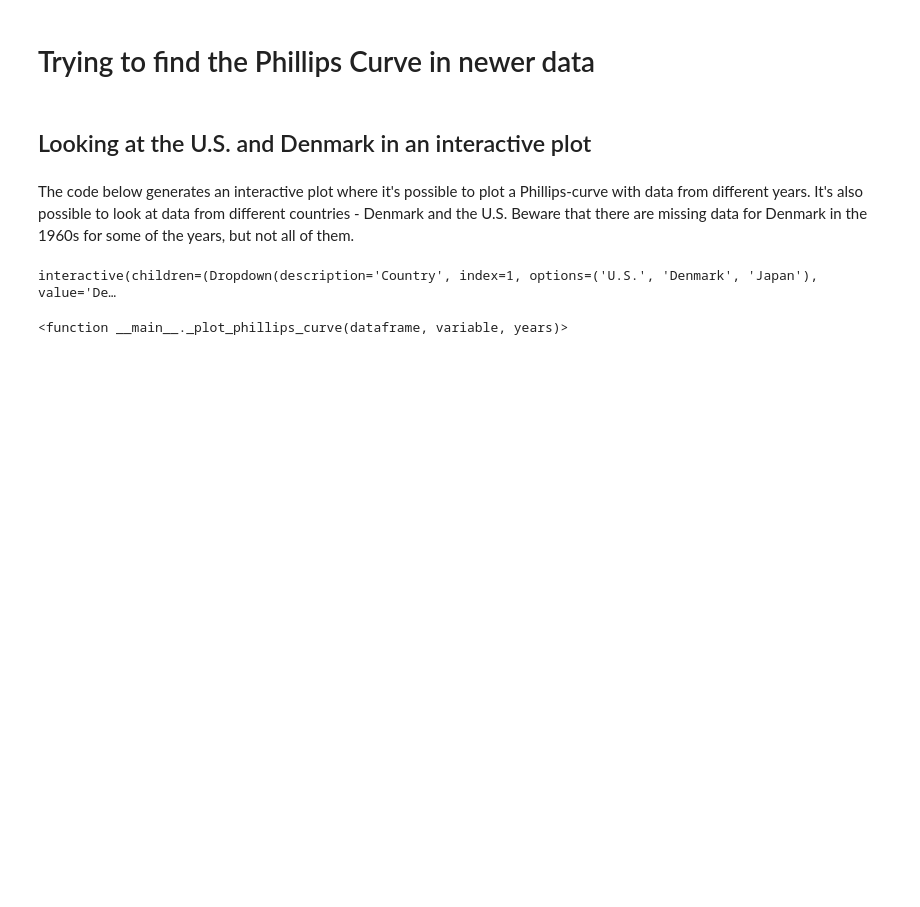
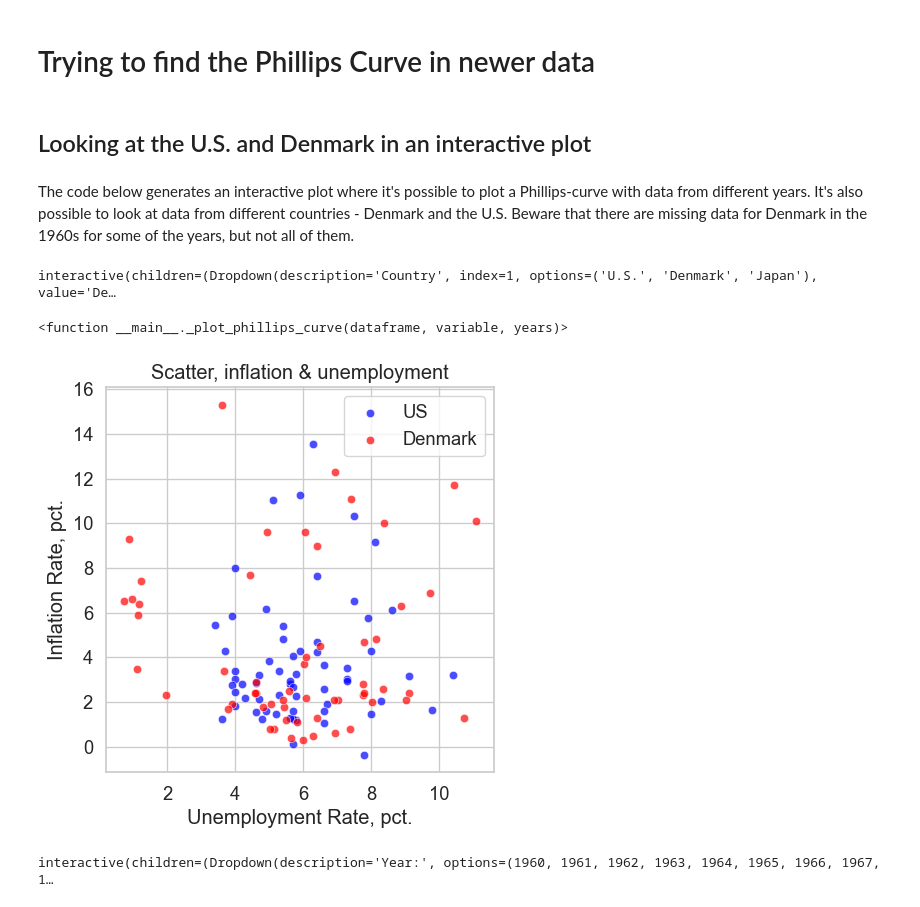
Before and after one commit to sgv491/projects-2024-Bertil-Nikoline-Victor, a Jupyter notebook: dataproject/dataproject.ipynb, the cells around one changed output. Cells and saved outputs as stored; diff of their text form; code cells hidden in the pictures; blank space fills up the shorter version.

```diff
--- a/dataproject/dataproject.ipynb
+++ b/dataproject/dataproject.ipynb
@@ -300,3 +297,63 @@ years=widgets.IntRangeSlider(
 # %% [output]
 interactive(children=(Dropdown(description='Country', index=1, options=('U.S.', 'Denmark', 'Japan'), value='De…
 <function __main__._plot_phillips_curve(dataframe, variable, years)>
+# %%
+#BERTIL, 1st goal: Create scatter plot w. two countries (CAN BE DELETED. TO SHOW HOW I GOT THERE)
+import seaborn as sns
+import matplotlib.pyplot as plt
+
+# Set Seaborn style and context
+sns.set_style("whitegrid")
+sns.set_context("notebook", font_scale=1.2)
+
+# Create scatter plot
+plt.figure(figsize=(5, 5))
+sns.scatterplot(data=merged_df, x='Unemployment_US', y='Inflation_US', label='US', color='blue', alpha=0.7)
+sns.scatterplot(data=merged_df, x='Unemployment_DK', y='Inflation_DK', label='Denmark', color='red', alpha=0.7)
+
+# Add title and labels
+plt.title('Scatter, inflation & unemployment')
+plt.xlabel('Unemployment Rate, pct.')
+plt.ylabel('Inflation Rate, pct.')
+
+# Add legend
+plt.legend()
+
+# Show plot
+plt.show()
+
+#First goal, done
+# %% [output]
+[figure, added]
+# %%
+#BERTIL, 2nd goal, creating a widget, where one can display data for a specific year (CAN BE DELETED. TO SHOW HOW I GOT THERE)
+def plot_scatter_pairs(year):
+    plt.figure(figsize=(5, 5))
+
+    # Plot US data
+    sns.scatterplot(x='Unemployment_US', y='Inflation_US', data=merged_df[merged_df['Year'] == year], label='US')
+
+    # Plot DK data
+    sns.scatterplot(x='Unemployment_DK', y='Inflation_DK', data=merged_df[merged_df['Year'] == year], label='DK')
+
+    # Plot JP data
+    sns.scatterplot(x='Unemployment_JPN', y='Inflation_JPN', data=merged_df[merged_df['Year'] == year], label='JPN')
+
+    # Add title and labels
+    plt.title(f'Scatter Plot of Unemployment vs Inflation for Year {year}')
+    plt.xlabel('Unemployment Rate')
+    plt.ylabel('Inflation Rate')
+
+    # Add legend
+    plt.legend()
+
+    # Show plot
+    plt.show()
+
+# Create interaction
+years_dropdown = widgets.Dropdown(options=merged_df['Year'], description='Year:')
+widgets.interact(plot_scatter_pairs, year=years_dropdown);
+
+#Second goal, done
+# %% [output]
+interactive(children=(Dropdown(description='Year:', options=(1960, 1961, 1962, 1963, 1964, 1965, 1966, 1967, 1…
```
Also changed, not shown: parts of 16 cells of this notebook.
